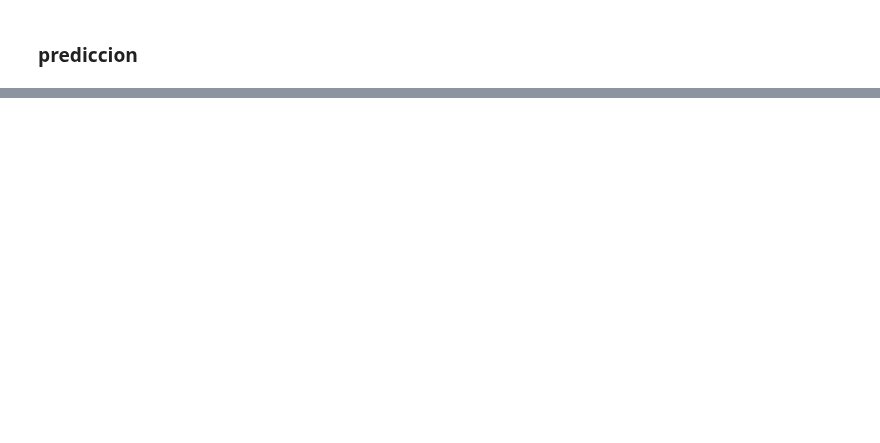
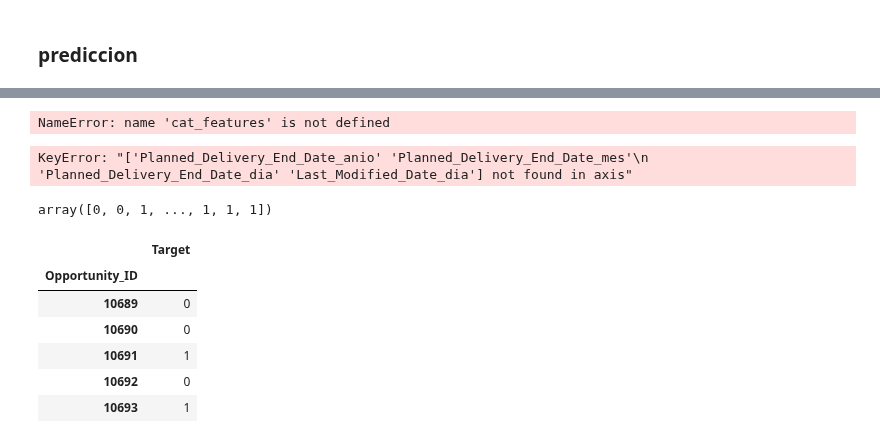
Before and after one commit to GIBelletti/TP2-Datos-2c-2020, a Jupyter notebook: TP2_2c_2020.ipynb, the cells around one changed output, grey strips where cells are left out. Drawn from its saved outputs; the diff is of its cells as text; code cells hidden in the pictures; blank space fills up the shorter version.

Commit message:
V1 perceptron, hay que mejorarla

```diff
--- a/TP2_2c_2020.ipynb
+++ b/TP2_2c_2020.ipynb
@@ -1344,0 +1181,53 @@ dataResultante.head()
+# %%
+for header in cat_features:
+    agrupacionEntrenamiento[header] = agrupacionEntrenamiento[header].astype('category').cat.codes
+# %% [output]
+NameError: name 'cat_features' is not defined
+# %%
+def perceptron(train_set, train_label, listaDeCategoricas, test_set):
+  perceptron_mod = Perceptron(tol=1e-3, random_state=0)
+  for header in listaDeCategoricas:
+    train_set[header] = train_set[header].astype('category').cat.codes
+
+  for header in listaDeCategoricas:
+    test_set[header] = test_set[header].astype('category').cat.codes
+  perceptron_mod.fit(train_set, train_label)
+
+  predicts = perceptron_mod.predict(test_set)
+  return predicts
+# %%
+desacerse = ['Planned_Delivery_End_Date_anio','Planned_Delivery_End_Date_mes','Planned_Delivery_End_Date_dia','Last_Modified_Date_dia']
+agrupacionEntrenamiento = agrupacionEntrenamiento.drop(desacerse,axis=1)
+agrupacionTesteo = agrupacionTesteo.drop(desacerse,axis=1)
+# %% [output]
+KeyError: "['Planned_Delivery_End_Date_anio' 'Planned_Delivery_End_Date_mes'\n 'Planned_Delivery_End_Date_dia' 'Last_Modified_Date_dia'] not found in axis"
+# %%
+#entrenamientoResultado = entrenamientoResultado['Won'].values
+#entrenamientoResultado
+#agrupacionEntrenamiento
+
+listaDeCategoricas = ['Region',
+                      'Territory',
+                      'Product_Family',
+                      'Delivery_Terms',
+                      'Product_Type',
+                      'Product_Category_B',
+                      'Account_Type',
+                      'Delivery_Quarter',
+                      'Billing_Country',
+                      'ASP_(converted)_Currency']
+resPerceptron = perceptron(agrupacionEntrenamiento, entrenamientoResultado, listaDeCategoricas, agrupacionTesteo)
+resPerceptron
+# %% [output]
+array([0, 0, 1, ..., 1, 1, 1])
+# %%
+dataResultante = generarResultado(agrupacionTesteo,resPerceptron)
+dataResultante.head()
+# %% [output]
+|  | Target |
+| Opportunity_ID |  |
+| 10689 | 0 |
+| 10690 | 0 |
+| 10691 | 1 |
+| 10692 | 0 |
+| 10693 | 1 |
```
Also changed, not shown: parts of 39 cells of this notebook.
